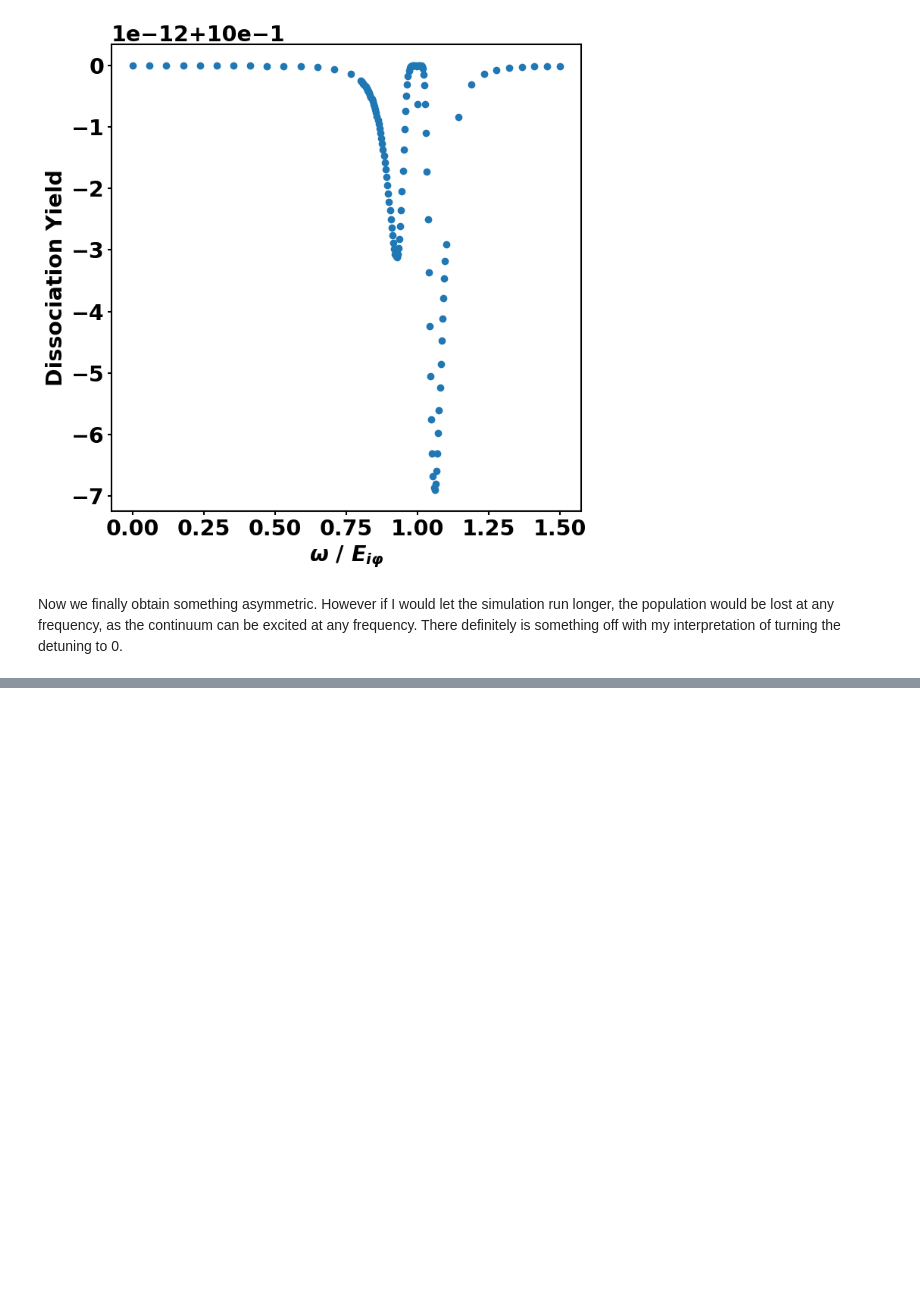
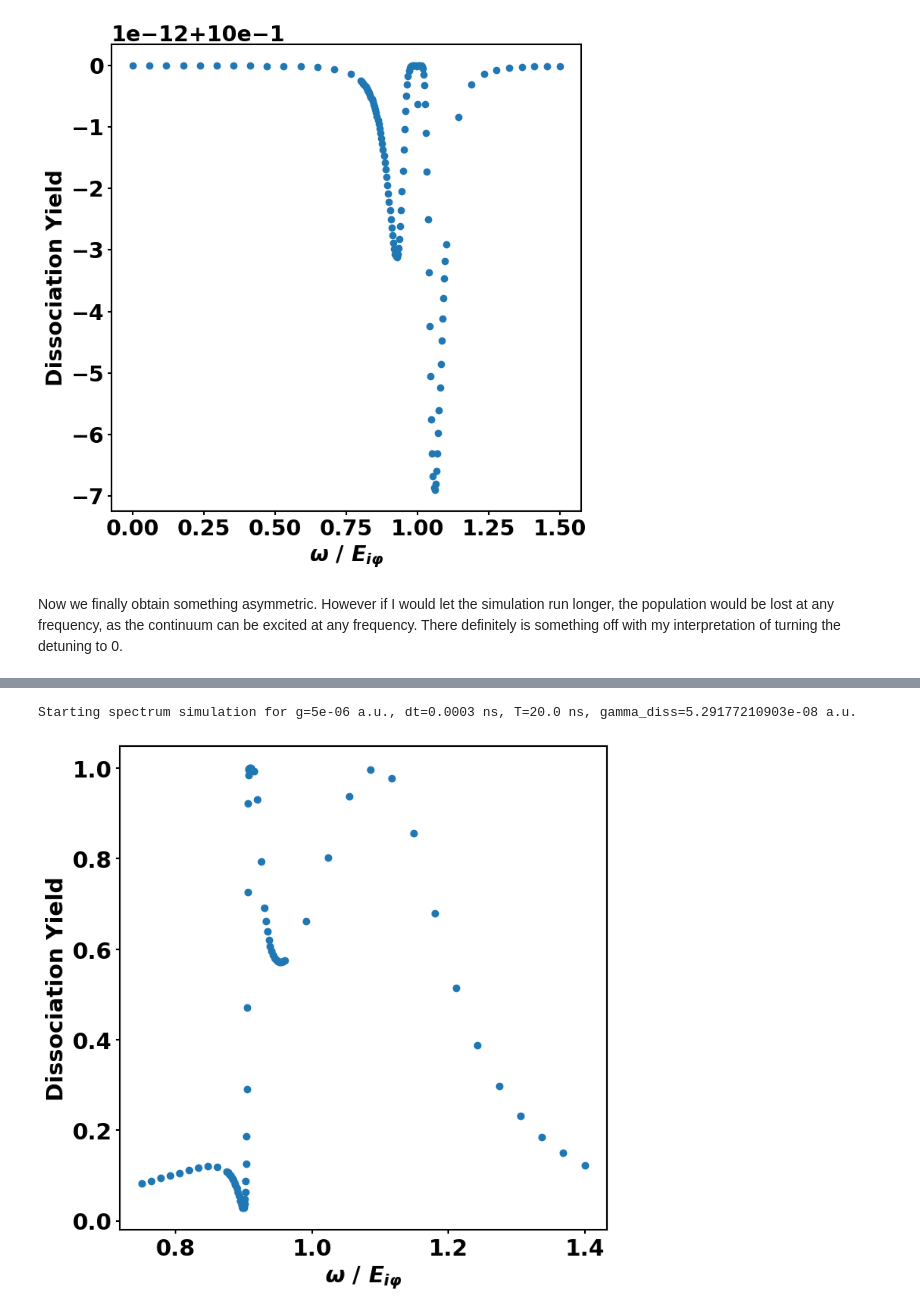
Before and after one commit to rzumbrunn/PCV_project, a Jupyter notebook: task3/task5.ipynb, the cells around one changed output, grey strips where cells are left out. Cells and saved outputs as stored; diff of their text form; code cells hidden in the pictures; blank space fills up the shorter version.

```diff
--- a/task3/task5.ipynb
+++ b/task3/task5.ipynb
@@ -407,0 +448,8 @@ simulate_plot_spectrum(g_phipsi, omega_range, E_phi_zero=True)
+# %%
+# Same for a smaller Gamma_diss
+Gamma_diss = 10*1e2 * pc["atomic unit of length"][0] # cm^-1
+print(f'Starting spectrum simulation for g={g_phipsi} a.u., dt={dt*aut*1e9} ns, T={T*aut*1e9} ns, gamma_diss={Gamma_diss} a.u.')
+simulate_plot_spectrum(g_phipsi, omega_range_zoom)
+# %% [output]
+Starting spectrum simulation for g=5e-06 a.u., dt=0.0003 ns, T=20.0 ns, gamma_diss=5.29177210903e-08 a.u.
+[figure, added]
```
Also changed, not shown: parts of 5 cells of this notebook.
